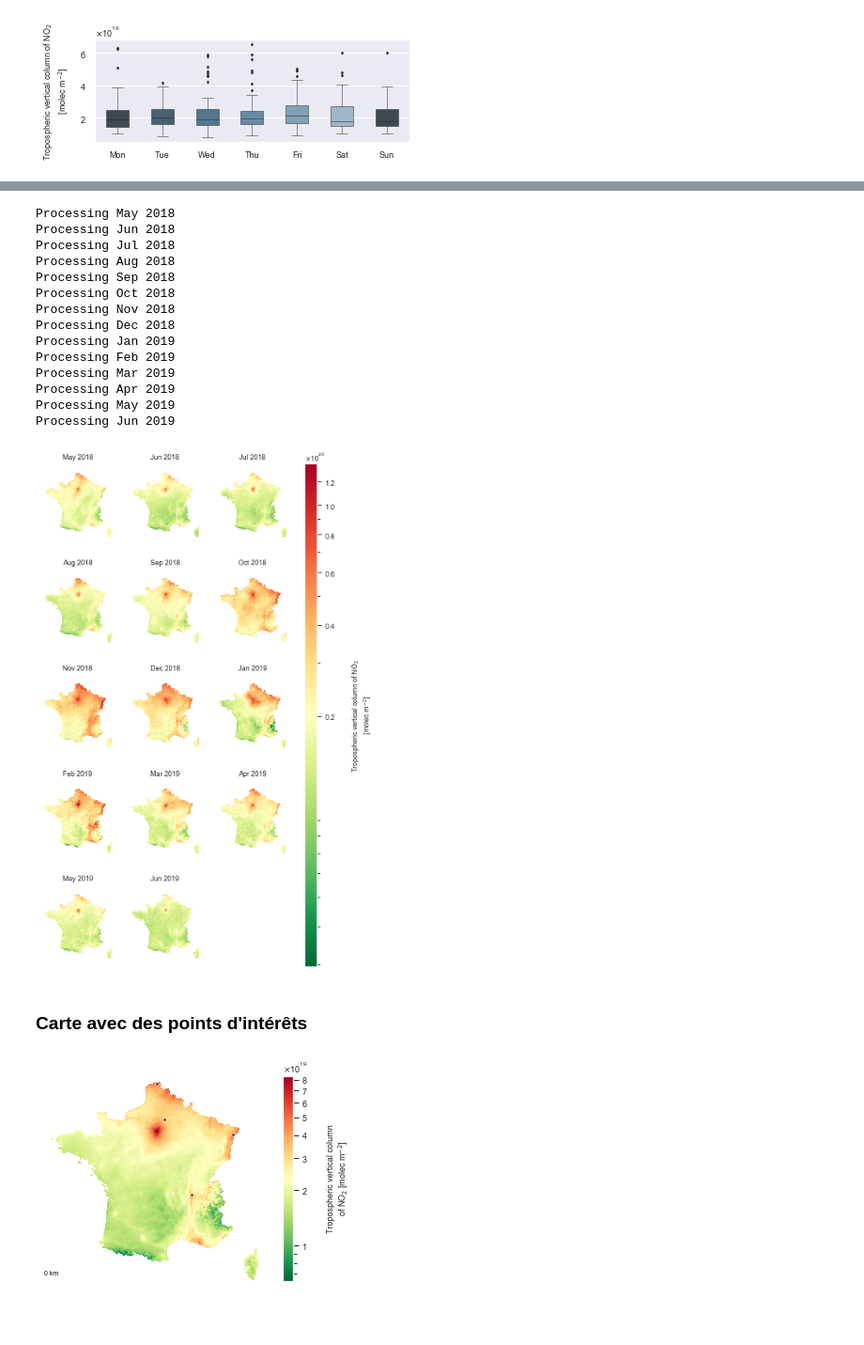
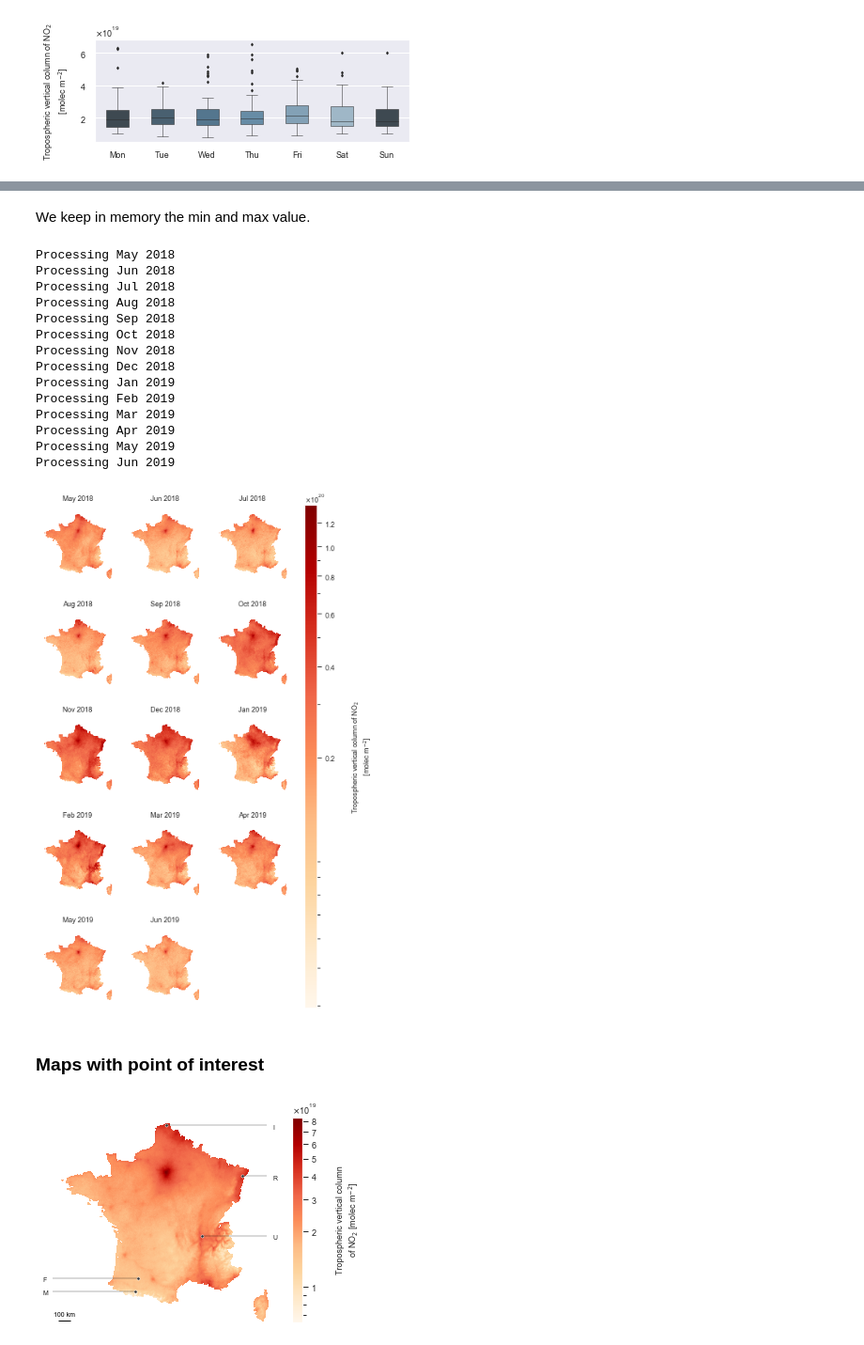
Before and after one commit to bilelomrani1/s5p-analysis, a Jupyter notebook: S5P-Plots.ipynb, the cells around one changed output, grey strips where cells are left out. Shown at 94% size. Saved outputs shown, nothing was run; the diff lists cells and outputs as text; code cells hidden in the pictures; blank space fills up the shorter version.

Commit message:
Change color palette

```diff
--- a/S5P-Plots.ipynb
+++ b/S5P-Plots.ipynb
@@ -104,7 +101,7 @@ import cartopy.crs as ccrs
 %matplotlib inline
 
 # Properties
-COLOR_PALETTE = plt.cm.RdYlGn_r
+COLOR_PALETTE = plt.cm.OrRd
 PROJECTION = ccrs.Mercator()
 
 # Scalebar
@@ -376,3 +369,5 @@ Pour avoir une légende cohérente, il faut garder en mémoire les valeurs min e
+# %% [markdown]
+We keep in memory the min and max value.
 # %%
 nat_avg_by_month_max = DS_month[VARIABLE].max(dim='longitude').max(dim='latitude')
 nat_avg_by_month_min = DS_month[VARIABLE].min(dim='longitude').min(dim='latitude')
@@ -422,8 +417,6 @@ colorbar.ax.yaxis.set_tick_params(width=1)
 colorbar.set_label(LABEL)
 colorbar.update_ticks()
 
-
-
 plt.savefig("{folder_plots}/france_month_global_NO2.{format}".format(folder_plots=folder_plots,
                                                                      format=FORMAT_EXPORT),
             bbox_inches='tight', dpi=300)
@@ -443,17 +436,18 @@ Processing Mar 2019
 Processing Apr 2019
 Processing May 2019
 Processing Jun 2019
-[figure, old version]
+[figure, new version]
-# %% [markdown]
-### Carte avec des points d'intérêts
+# %% [markdown]
+### Maps with point of interest
 # %%
-lon_points = [4.8357, 2.3212992, 7.7337068, 2.8838373]
-lat_points = [45.7640, 51.0244429, 48.6716962, 49.3799144]
+# Lyon, Arcelor Mittal Dunkerque, Croisement A4/A35 Vendenheim, Forêt des Landes, Pic du Midi de Bigorre
+lon_points = [4.8357, 2.3212992, 7.7337068, 0.3380, 0.1411]
+lat_points = [45.7640, 51.0244429, 48.6716962, 43.6034, 42.9369]
 
-LABEL_POINTS = ['U', 'I', 'R', 'F']
+LABEL_POINTS = ['U', 'I', 'R', 'F', 'M']
 # %%
 FIGSIZE = 4
-SCALEBAR_LENGTH = 100
+SCALEBAR_LENGTH = 100000
 
 # Moyenne temporelle
 data = DS.mean(dim='time')
@@ -470,6 +464,21 @@ p = data[VARIABLE].plot(
         cmap=COLOR_PALETTE,
         norm=colors.LogNorm()
     )
+
+# Add points labels
+droite = 9.5
+gauche = -6
+milieu = DS.longitude.mean().values
+
+for i,(x,y) in enumerate(zip(lon_points,lat_points)):
+    if x < milieu:
+        plt.plot([x, gauche],[y, y], '-', color='black', linewidth=0.3, transform=ccrs.PlateCarree())
+        plt.text(gauche-0.5, y-0.2, LABEL_POINTS[i], transform=ccrs.PlateCarree(), fontsize=7)
+    else:
+        plt.plot([x, droite],[y, y], '-', color='black', linewidth=0.3, transform=ccrs.PlateCarree())
+        plt.text(droite+0.4, y-0.2, LABEL_POINTS[i], transform=ccrs.PlateCarree(), fontsize=7)
+
+# Add point
 s = sns.scatterplot(lon_points, lat_points, transform=ccrs.PlateCarree(),
                color=".2", s=10, linewidth=0.5)
 
@@ -477,31 +486,31 @@ s = sns.scatterplot(lon_points, lat_points, transform=ccrs.PlateCarree(),
 scalebar = AnchoredSizeBar(ax.transData,
                            SCALEBAR_LENGTH,
                            '{length} {unit}'.format(length=int(SCALEBAR_LENGTH/NUMBER_METERS_PER_UNIT),
                                                     unit=SCALEBAR_UNIT),
                            SCALEBAR_LOCATION,
                            pad=0.1,
                            fontproperties=fm.FontProperties(size=SCALEBAR_TEXT_SIZE),
                            sep=SCALEBAR_SEP,
                            color='black',
                            label_top=True,
                            frameon=False)
 ax.add_artist(scalebar)
 
 # Re-fit axis extent
 ax.set_extent([data.longitude.min(), data.longitude.max(), data.latitude.min(), data.latitude.max()],
               ccrs.Geodetic())
 
 # Color bar
 p.colorbar.locator = mticker.AutoLocator()
 p.colorbar.formatter = mticker.ScalarFormatter(useMathText=True, useOffset=True)
 p.colorbar.formatter.set_scientific(True)
 p.colorbar.ax.yaxis.set_offset_position('left')
 p.colorbar.ax.yaxis.labelpad = 20
 p.colorbar.ax.yaxis.set_tick_params(width=1)
 p.colorbar.update_ticks()
 
 # Export
 plt.savefig("{folder_plots}/dotted_france_global_NO2.{format}".format(folder_plots=folder_plots, format=FORMAT_EXPORT),
             bbox_inches='tight', dpi=300)
 # %% [output]
-[figure, old version]
+[figure, new version]
```
Also changed, not shown: parts of 43 cells of this notebook, 5 other files.
